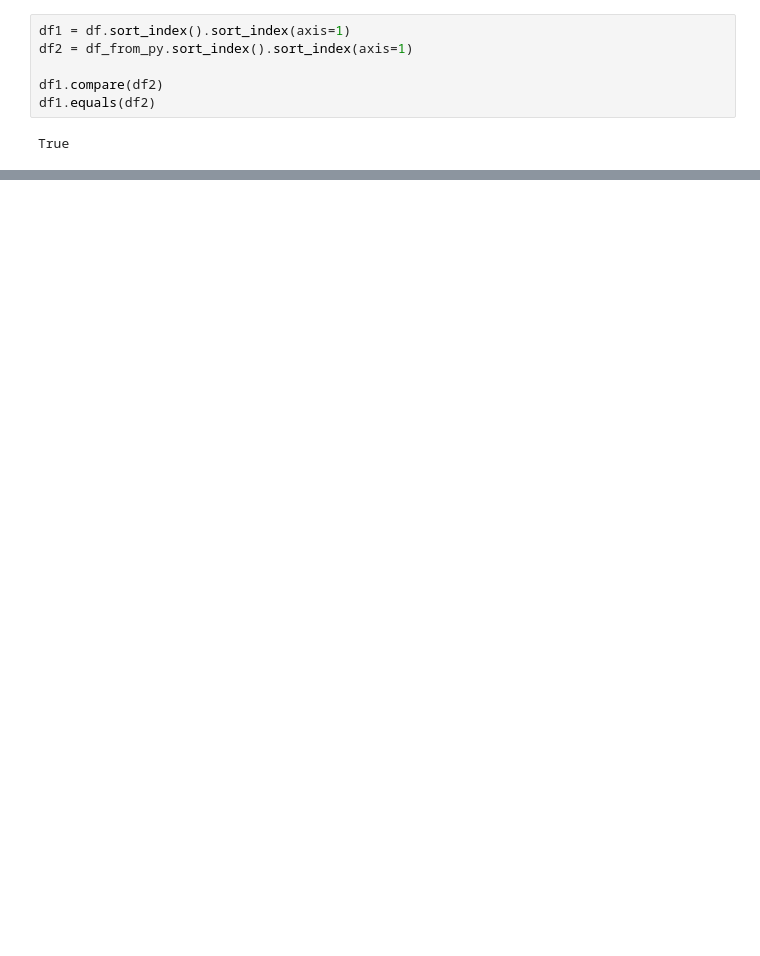
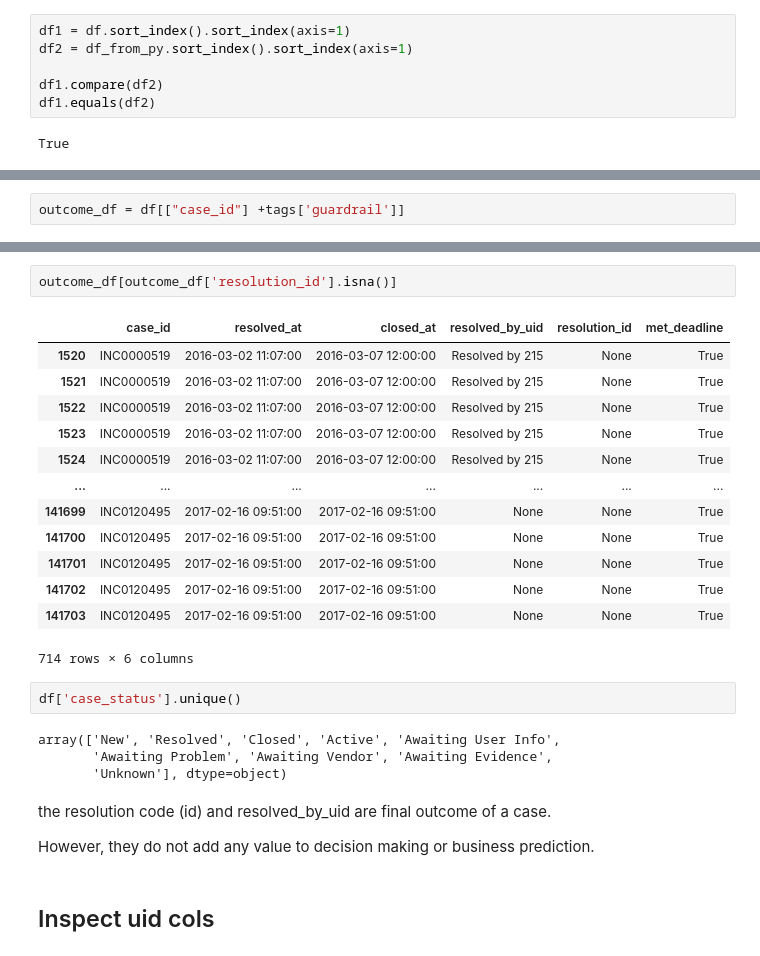
Before and after one commit to shashankgarewal/temporal-sequence-eventLog, a Jupyter notebook: notebooks/03_model_base_table.ipynb, the cells around one changed output, grey strips where cells are left out. Drawn from its saved outputs; the diff is of its cells as text; blank space fills up the shorter version.

Commit message:
Experiment  outcome columns for cleaning

```diff
--- a/notebooks/03_model_base_table.ipynb
+++ b/notebooks/03_model_base_table.ipynb
@@ -608,0 +572,2 @@ True
+# %%
+outcome_df = df[["case_id"] +tags['guardrail']]
@@ -608,0 +587,28 @@ True
+# %%
+outcome_df[outcome_df['resolution_id'].isna()]
+# %% [output]
+|  | case_id | resolved_at | closed_at | resolved_by_uid | resolution_id | met_deadline |
+| 1520 | INC0000519 | 2016-03-02 11:07:00 | 2016-03-07 12:00:00 | Resolved by 215 | None | True |
+| 1521 | INC0000519 | 2016-03-02 11:07:00 | 2016-03-07 12:00:00 | Resolved by 215 | None | True |
+| 1522 | INC0000519 | 2016-03-02 11:07:00 | 2016-03-07 12:00:00 | Resolved by 215 | None | True |
+| 1523 | INC0000519 | 2016-03-02 11:07:00 | 2016-03-07 12:00:00 | Resolved by 215 | None | True |
+| 1524 | INC0000519 | 2016-03-02 11:07:00 | 2016-03-07 12:00:00 | Resolved by 215 | None | True |
+| ... | ... | ... | ... | ... | ... | ... |
+| 141699 | INC0120495 | 2017-02-16 09:51:00 | 2017-02-16 09:51:00 | None | None | True |
+| 141700 | INC0120495 | 2017-02-16 09:51:00 | 2017-02-16 09:51:00 | None | None | True |
+| 141701 | INC0120495 | 2017-02-16 09:51:00 | 2017-02-16 09:51:00 | None | None | True |
+| 141702 | INC0120495 | 2017-02-16 09:51:00 | 2017-02-16 09:51:00 | None | None | True |
+| 141703 | INC0120495 | 2017-02-16 09:51:00 | 2017-02-16 09:51:00 | None | None | True |
+714 rows × 6 columns
+# %%
+df['case_status'].unique()
+# %% [output]
+array(['New', 'Resolved', 'Closed', 'Active', 'Awaiting User Info',
+       'Awaiting Problem', 'Awaiting Vendor', 'Awaiting Evidence',
+       'Unknown'], dtype=object)
+# %% [markdown]
+the resolution code (id) and resolved_by_uid are final outcome of a case.
+
+However, they do not add any value to decision making or business prediction.
+# %% [markdown]
+## Inspect uid cols
```
Also changed, not shown: parts of 28 cells of this notebook, 1 other file.
